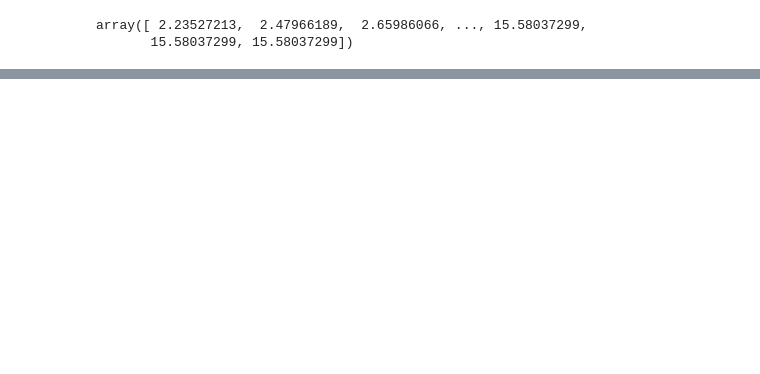
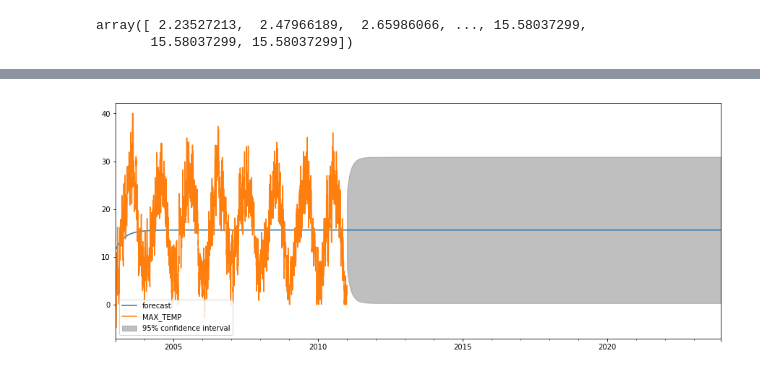
Before and after one commit to VincentVillet/temperatures-predictions, a Jupyter notebook: ARIMA_meteo.ipynb, the cells around one changed output, grey strips where cells are left out. Cells and saved outputs as stored; diff of their text form; code cells hidden in the pictures; blank space fills up the shorter version.

```diff
--- a/ARIMA_meteo.ipynb
+++ b/ARIMA_meteo.ipynb
@@ -169,0 +119,7 @@ dir(ARMA)
+# %%
+fig, ax = plt.subplots(figsize=(15, 6))
+fig = results_MA.plot_predict('01/01/2003', '12/01/2023', ax=ax, dynamic=True)
+ax.legend(loc='lower left')
+plt.show()
+# %% [output]
+[figure, added]
```
Also changed, not shown: parts of 8 cells of this notebook, 3 other files.
